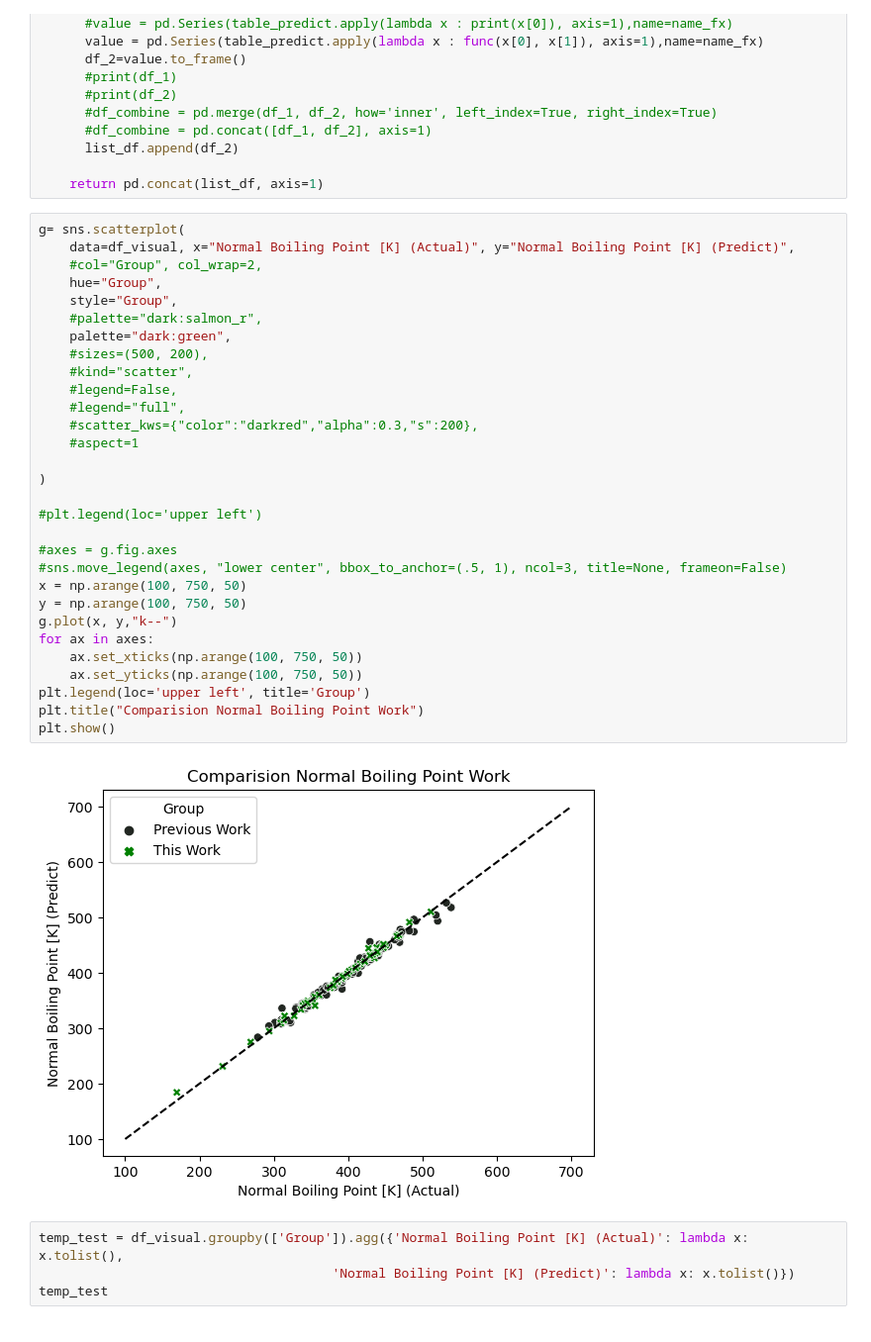
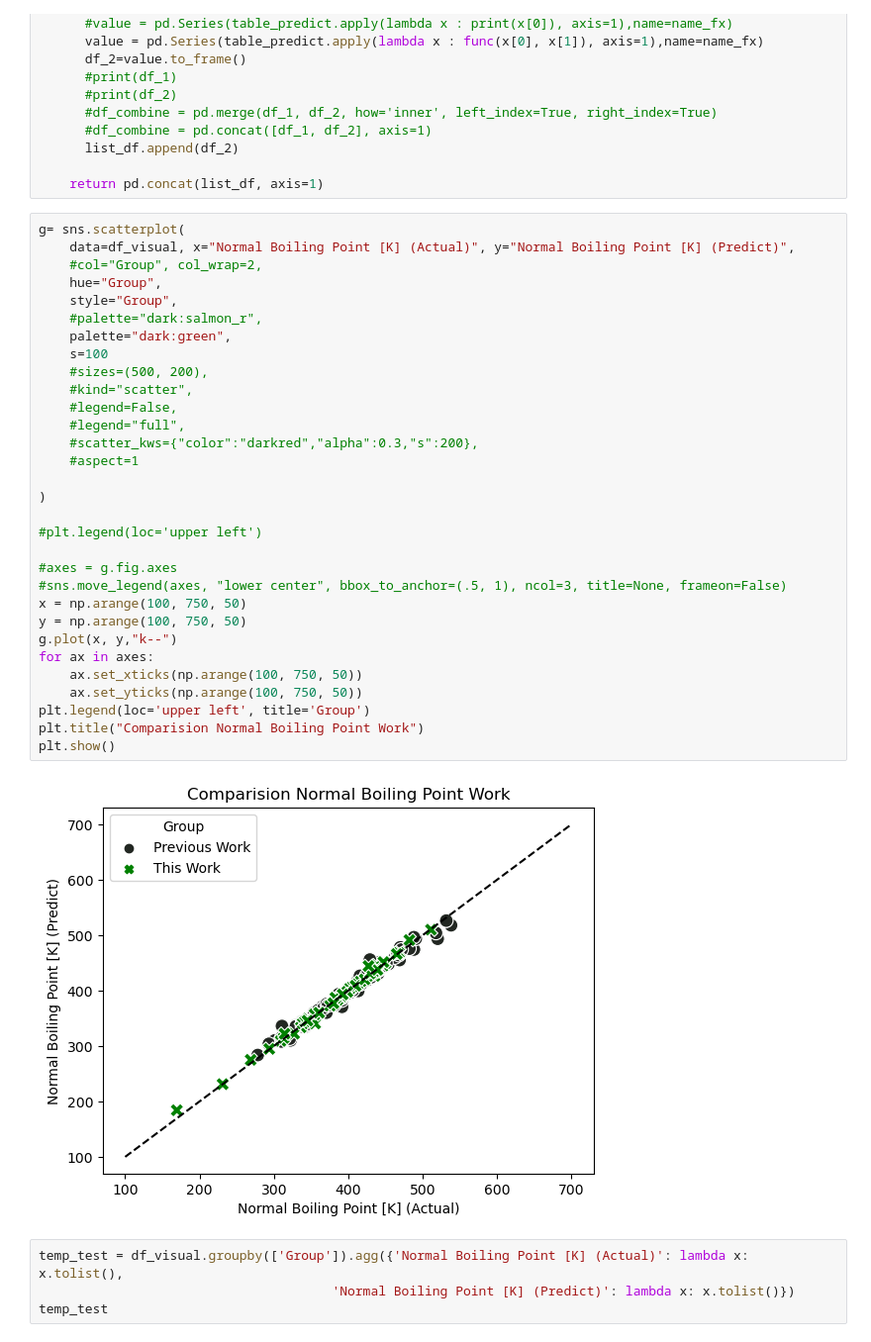
Before and after one commit to Sawahiko/SMILE_to_Feature, a Jupyter notebook: First Semester/[Use] Example/For First Semeter/Example id=13 CH 560.ipynb, the cells around one changed output. Shown at 99% size. Saved outputs shown, nothing was run; the diff lists cells and outputs as text.

```diff
--- a/First Semester/[Use] Example/For First Semeter/Example id=13 CH 560.ipynb
+++ b/First Semester/[Use] Example/For First Semeter/Example id=13 CH 560.ipynb
@@ -359,34 +373,35 @@ def create_result_from_predict_value(table_predict, func_name, func_list):
 g= sns.scatterplot(
     data=df_visual, x="Normal Boiling Point [K] (Actual)", y="Normal Boiling Point [K] (Predict)",
     #col="Group", col_wrap=2,
     hue="Group",
     style="Group",
     #palette="dark:salmon_r",
     palette="dark:green",
+    s=100
     #sizes=(500, 200),
     #kind="scatter",
     #legend=False,
     #legend="full",
     #scatter_kws={"color":"darkred","alpha":0.3,"s":200},
     #aspect=1
 
 )
 
 #plt.legend(loc='upper left')
 
 #axes = g.fig.axes
 #sns.move_legend(axes, "lower center", bbox_to_anchor=(.5, 1), ncol=3, title=None, frameon=False)
 x = np.arange(100, 750, 50)
 y = np.arange(100, 750, 50)
 g.plot(x, y,"k--")
 for ax in axes:
     ax.set_xticks(np.arange(100, 750, 50))
     ax.set_yticks(np.arange(100, 750, 50))
 plt.legend(loc='upper left', title='Group')
 plt.title("Comparision Normal Boiling Point Work")
 plt.show()
 # %% [output]
-[figure, old version]
+[figure, new version]
 # %%
 temp_test = df_visual.groupby(['Group']).agg({'Normal Boiling Point [K] (Actual)': lambda x: x.tolist(),
                                       'Normal Boiling Point [K] (Predict)': lambda x: x.tolist()})
```
Also changed, not shown: parts of 1 cell of this notebook, 4 other files.
